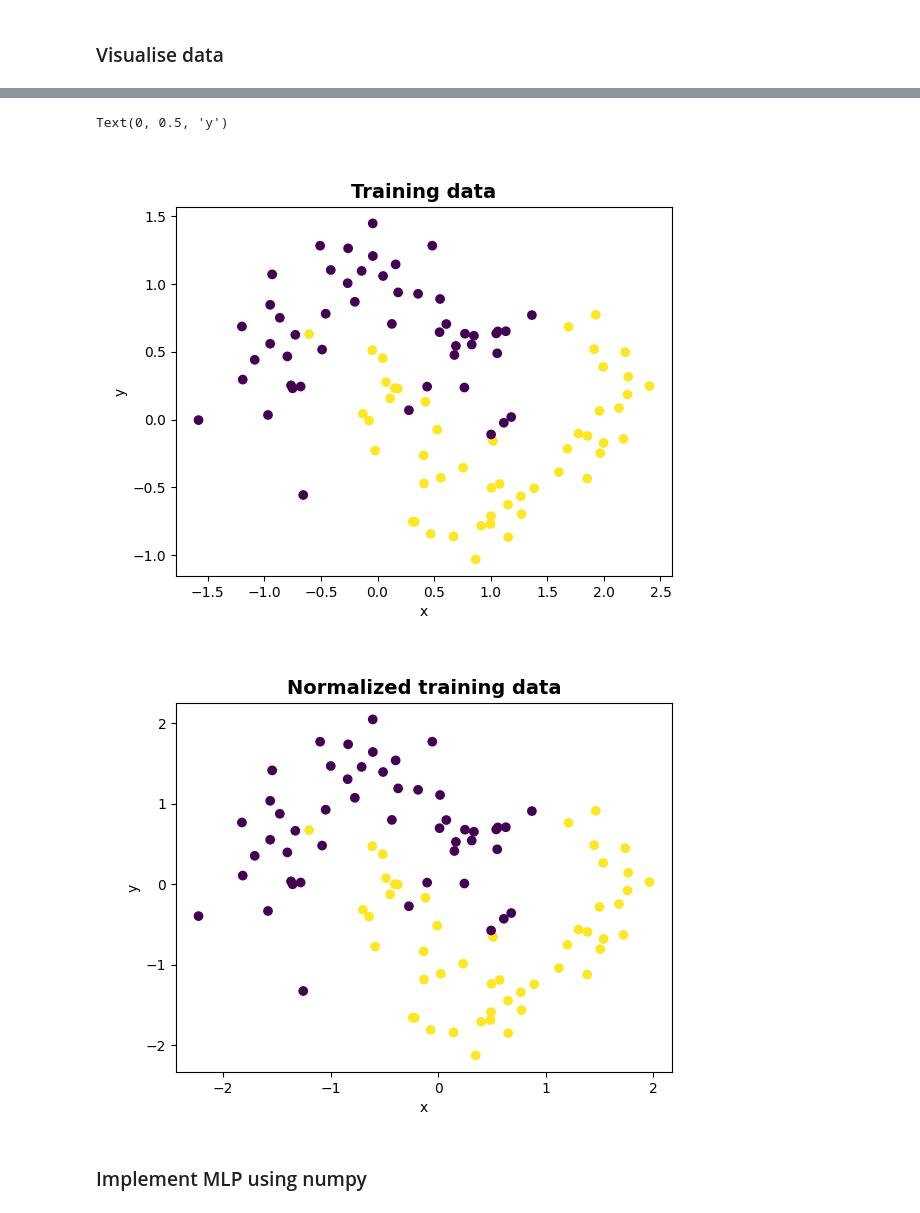
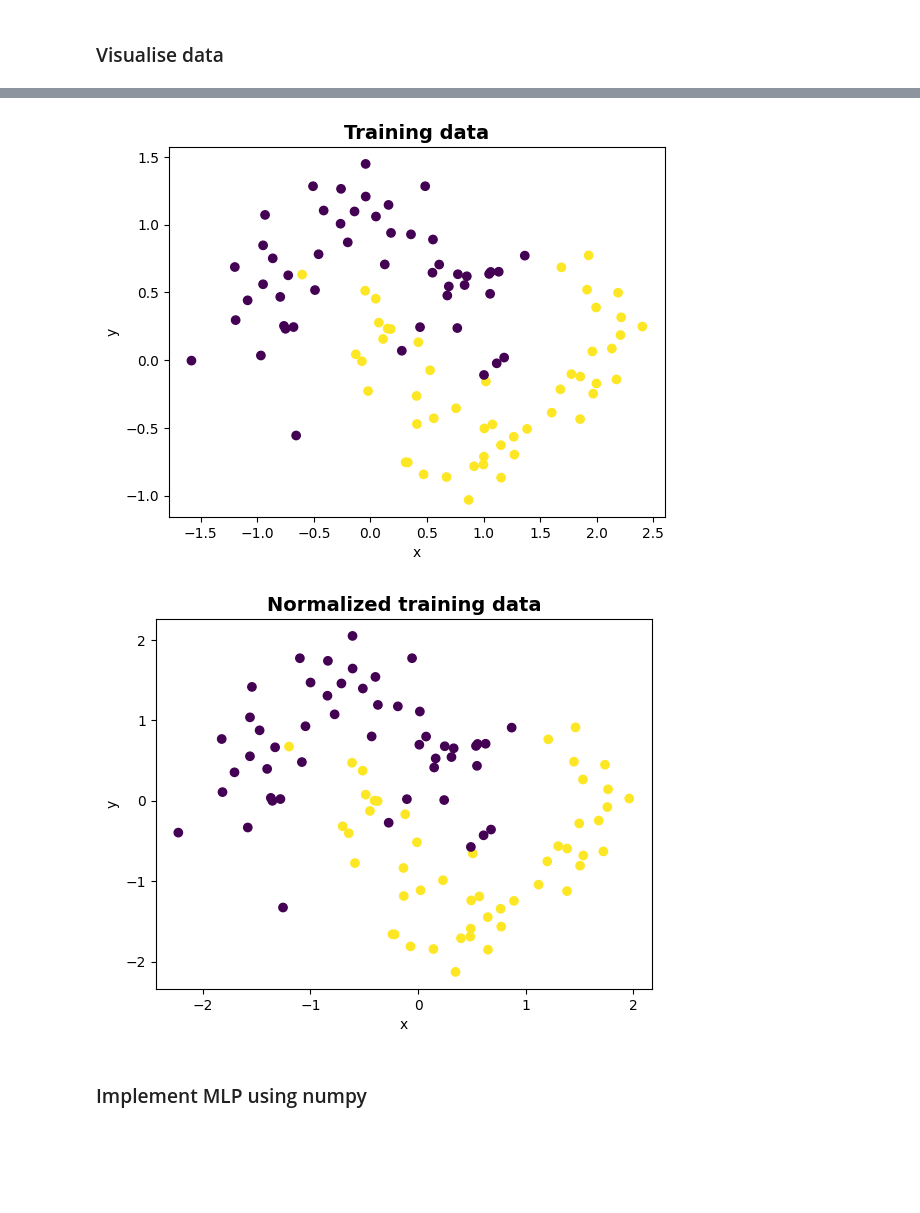
Before and after one commit to Alejandro-FA/UPF-Deep_Learning, a Jupyter notebook: P1/P1-Questions.ipynb, the cells around one changed output, grey strips where cells are left out. Saved outputs shown, nothing was run; the diff lists cells and outputs as text; code cells hidden in the pictures; blank space fills up the shorter version.

Commit message:
Jupyter Notebook and .py are now equal.
Figures updated to new code

```diff
--- a/P1/P1-Questions.ipynb
+++ b/P1/P1-Questions.ipynb
@@ -38,32 +42,35 @@ C_test = test_data["C"].to_numpy(dtype=np.int32).reshape(-1, 1)
 # %% [markdown]
 ### Visualise data
 # %%
-%matplotlib widget
 import matplotlib.pyplot as plt #  matplotlib for visualization
 
 def normalize(X):
+    """
+    Z-score normalization
+    """
     mu = np.mean(X, axis=0)
     sigma = np.std(X, axis=0)
     return (X - mu) / sigma
 
-
 # Visualize original data
-fig1 = plt.figure()
+fig1 = plt.figure(1)
 plt.title("Training data", fontsize=14, fontweight="bold")
 plt.scatter(X_train[:,0], X_train[:,1], c=C_train)
 plt.xlabel("x")
 plt.ylabel("y")
+plt.savefig(f"{results_path}fig1.png", dpi=300)
+plt.show()
 
 # Normalize dataset
 X_train_norm = normalize(X_train)
 X_test_norm = normalize(X_test)
 
-print(X_train_norm)
-
 # Visualize normalized data
-fig2 = plt.figure()
+fig2 = plt.figure(2)
 plt.title("Normalized training data", fontsize=14, fontweight="bold")
 plt.scatter(X_train_norm[:,0], X_train_norm[:,1], c=C_train)
 plt.xlabel("x")
 plt.ylabel("y")
+plt.savefig(f"{results_path}fig2.png", dpi=300)
+plt.show()
 # %% [output]
@@ -87,6 +77,5 @@ plt.ylabel("y")
-Text(0, 0.5, 'y')
-[figure, old version]
+[figure, new version]
-[figure, old version]
+[figure, new version]
 # %% [markdown]
 ### Implement MLP using numpy
 # %%
```
Also changed, not shown: parts of 32 cells of this notebook, 8 other files.
